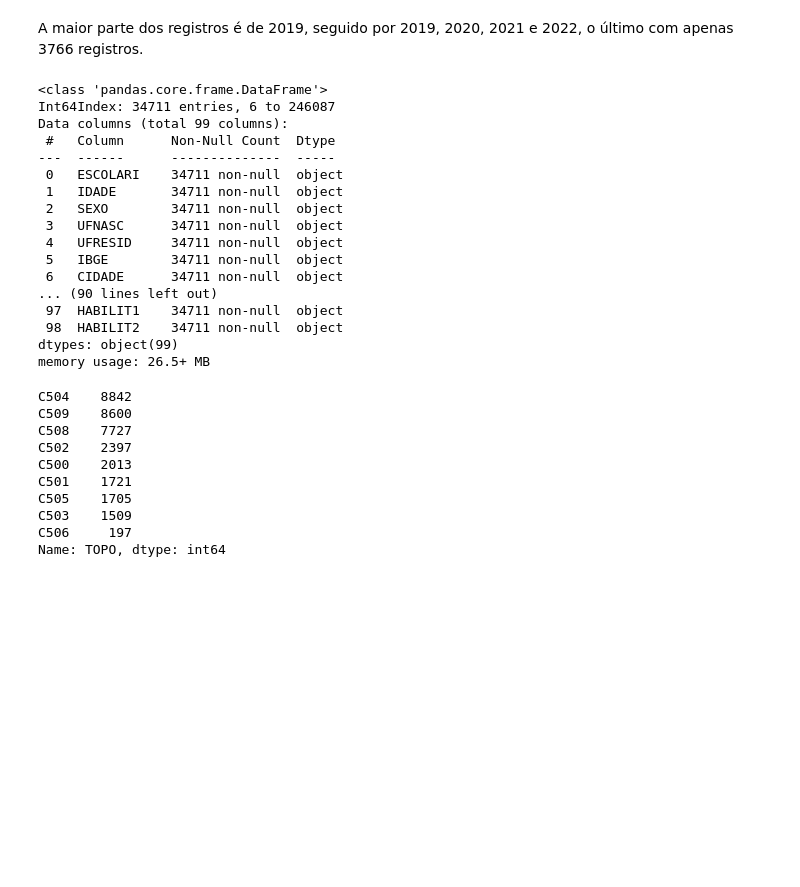
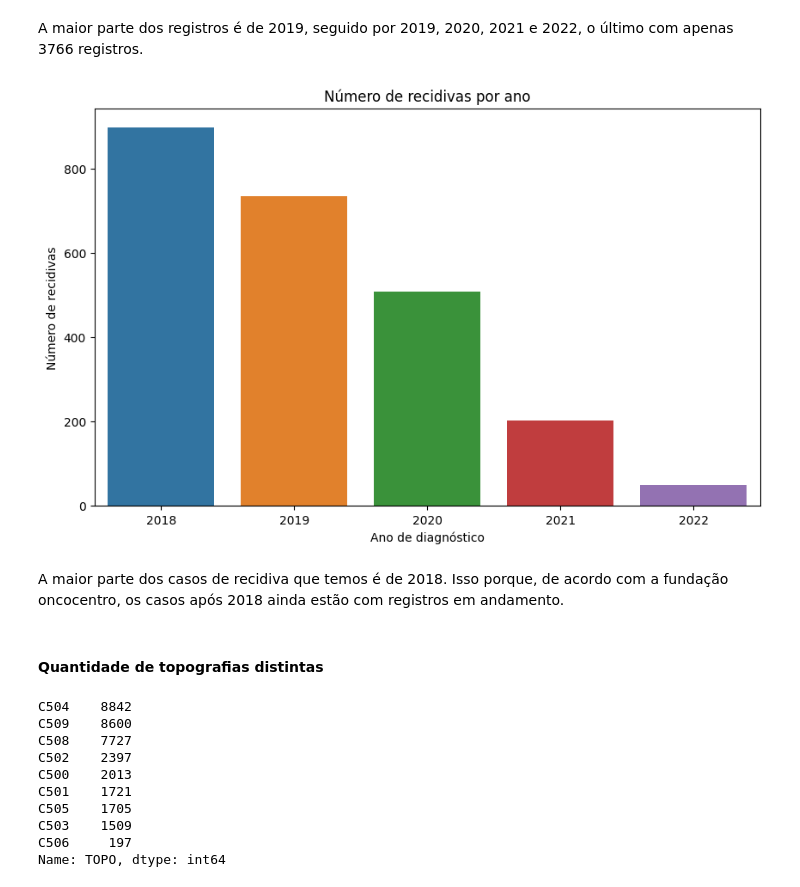
Before and after one commit to ailafelixa/ML-Model-Breast-Cancer-Recurrence, a Jupyter notebook: Aila_Modelo_TCC.ipynb, the cells around one changed output. Cells and saved outputs as stored; diff of their text form; code cells hidden in the pictures; blank space fills up the shorter version.

```diff
--- a/Aila_Modelo_TCC.ipynb
+++ b/Aila_Modelo_TCC.ipynb
@@ -114,0 +139,11 @@ O conjunto de dados tem 99 variáveis diferentes. Todas elas estão mapeadas nes
+# %%
+## Convertendo colunas numéricas
+numeric_columns = []
+for col in df.columns:
+    try:
+        pd.to_numeric(df[col], downcast='integer', errors='raise')
+        numeric_columns.append(col)
+    except (ValueError, TypeError):
+        pass
+
+df[numeric_columns] = df[numeric_columns].astype(int)
@@ -114,0 +187,16 @@ O conjunto de dados tem 99 variáveis diferentes. Todas elas estão mapeadas nes
+# %%
+## Convertendo datas; os valores com data tem strings (******) onde a data não está disponível, então é necessário antes converter isso para NA
+
+date_columns = ['DTCONSULT', 'DTDIAG', 'DTULTINFO', 'DTRECIDIVA']
+df[date_columns] = df[date_columns].replace('********', np.nan)
+
+# A coluna 'DTULTINFO' tem uma formatação diferente de data
+date_formats = {
+    'DTCONSULT': '%Y%m%d',
+    'DTDIAG': '%Y%m%d',
+    'DTULTINFO': '%d/%m/%Y',
+    'DTRECIDIVA': '%Y%m%d'
+}
+
+for col in date_columns:
+    df[col] = pd.to_datetime(df[col], format=date_formats[col])
@@ -129,26 +350,21 @@ df['ANODIAG'].value_counts()
 Name: ANODIAG, dtype: int64
 # %% [markdown]
 A maior parte dos registros é de 2019, seguido por 2019, 2020, 2021 e 2022, o último com apenas 3766 registros.
-# %%
-df.info()
-# %% [output]
-<class 'pandas.core.frame.DataFrame'>
-Int64Index: 34711 entries, 6 to 246087
-Data columns (total 99 columns):
- #   Column      Non-Null Count  Dtype
----  ------      --------------  -----
- 0   ESCOLARI    34711 non-null  object
- 1   IDADE       34711 non-null  object
- 2   SEXO        34711 non-null  object
- 3   UFNASC      34711 non-null  object
- 4   UFRESID     34711 non-null  object
- 5   IBGE        34711 non-null  object
- 6   CIDADE      34711 non-null  object
-... (90 lines left out)
- 97  HABILIT1    34711 non-null  object
- 98  HABILIT2    34711 non-null  object
-dtypes: object(99)
-memory usage: 26.5+ MB
+# %%
+recurrence_counts = df.groupby('ANODIAG')['REC'].sum().reset_index()
+
+plt.figure(figsize=(10, 6))
+sns.barplot(x='ANODIAG', y='REC', data=recurrence_counts)
+plt.title('Número de recidivas por ano')
+plt.xlabel('Ano de diagnóstico')
+plt.ylabel('Número de recidivas')
+plt.show()
+# %% [output]
+[figure, added]
+# %% [markdown]
+A maior parte dos casos de recidiva que temos é de 2018. Isso porque, de acordo com a fundação oncocentro, os casos após 2018 ainda estão com registros em andamento.
+# %% [markdown]
+#### Quantidade de topografias distintas
 # %%
 df['TOPO'].value_counts()
 # %% [output]
```
Also changed, not shown: parts of 77 cells of this notebook.
